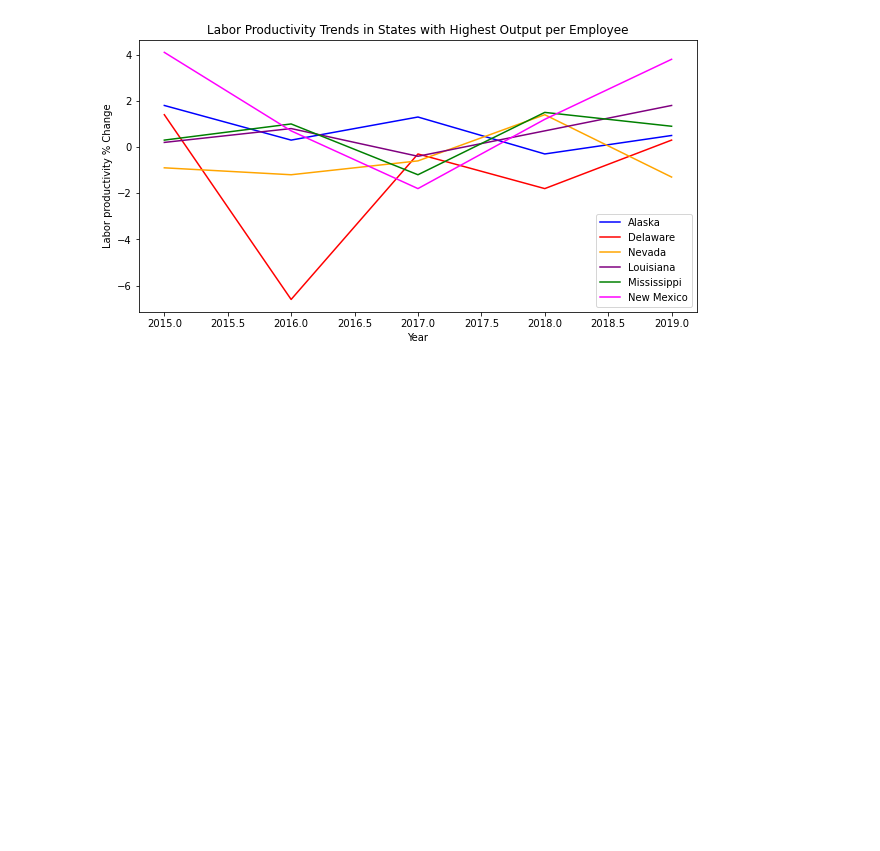
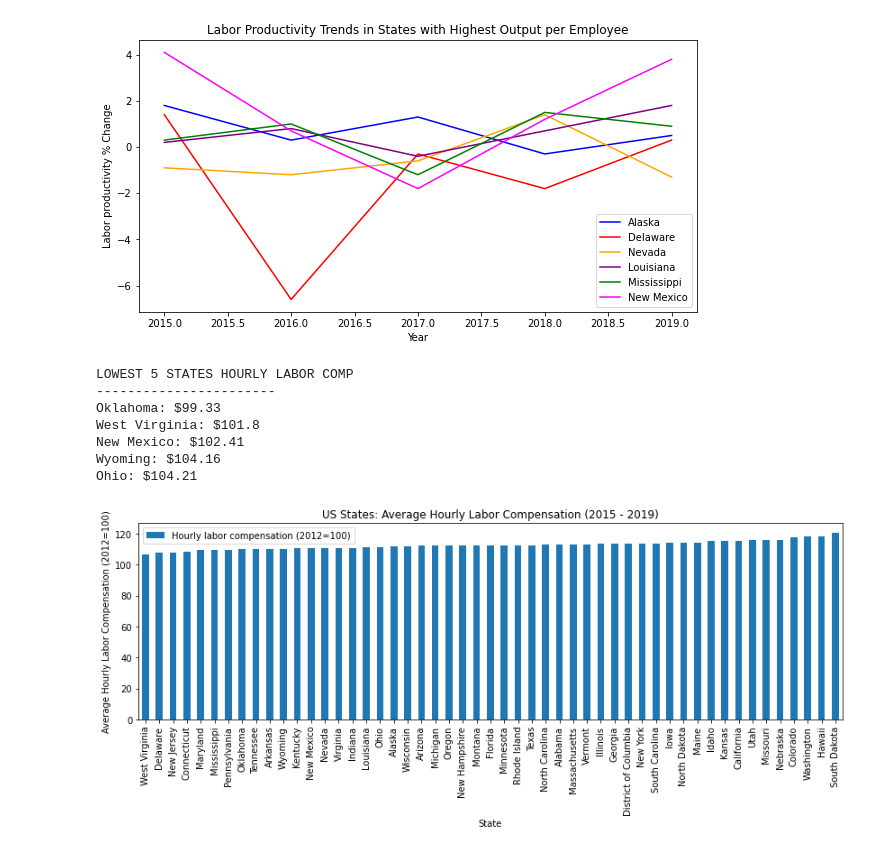
Before and after one commit to Blashford/Next-Factory-ACME, a Jupyter notebook: Analysis_OutputperEmploy_UnitCost.ipynb, the cells around one changed output. Drawn from its saved outputs; the diff is of its cells as text; code cells hidden in the pictures; blank space fills up the shorter version.

```diff
--- a/Analysis_OutputperEmploy_UnitCost.ipynb
+++ b/Analysis_OutputperEmploy_UnitCost.ipynb
@@ -167,3 +182,28 @@ plt.savefig("Images/5_Highest_Output_States.png")
 plt.show()
 # %% [output]
 [figure]
+# %%
+# Group by state and get the averages; then plot for comparison
+avg_unitcost = clean_data.groupby('State').mean()
+avg_unitcost_sorted = avg_unitcost.sort_values(['Hourly labor compensation (2012=100)'])
+avg_unitcost_sorted.plot(kind="bar", y=['Hourly labor compensation (2012=100)'], figsize=(14,4))
+
+plt.title('US States: Average Hourly Labor Compensation (2015 - 2019)')
+plt.xlabel('State')
+plt.ylabel('Average Hourly Labor Compensation (2012=100)')
+plt.savefig("Images/5_Lowest_HrLabor_Comp.png")
+
+# Print out the lowest 5 for visibility
+lowest_comps2 = avg_unitcost_sorted.iloc[0:5,:]
+print("LOWEST 5 STATES HOURLY LABOR COMP\n-----------------------")
+for index,row in lowest_comps.iterrows():
+    print(f"{index}: ${round(row['Unit labor cost (2012=100)'],2)}")
+# %% [output]
+LOWEST 5 STATES HOURLY LABOR COMP
+-----------------------
+Oklahoma: $99.33
+West Virginia: $101.8
+New Mexico: $102.41
+Wyoming: $104.16
+Ohio: $104.21
+[figure, added]
```
Also changed, not shown: parts of 9 cells of this notebook, 8 other files.
